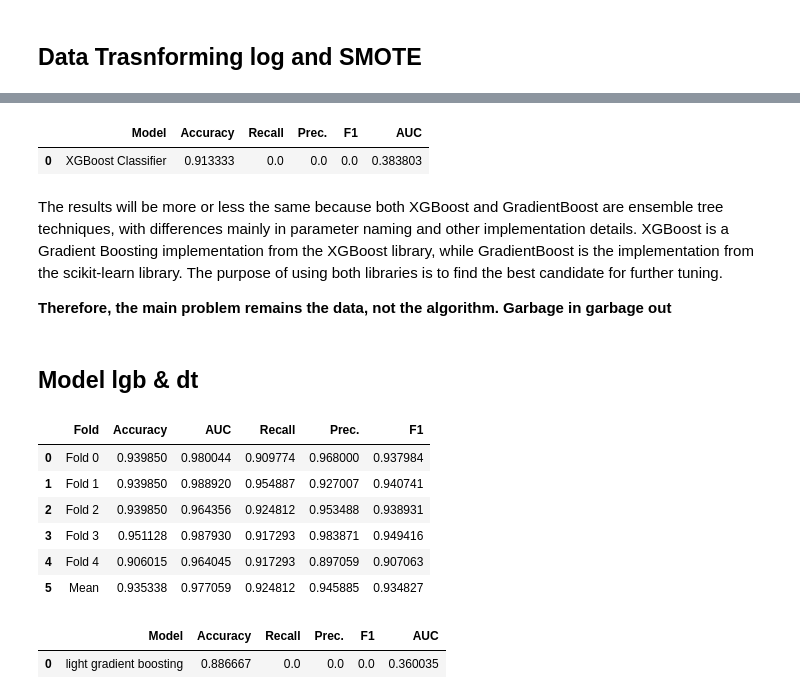
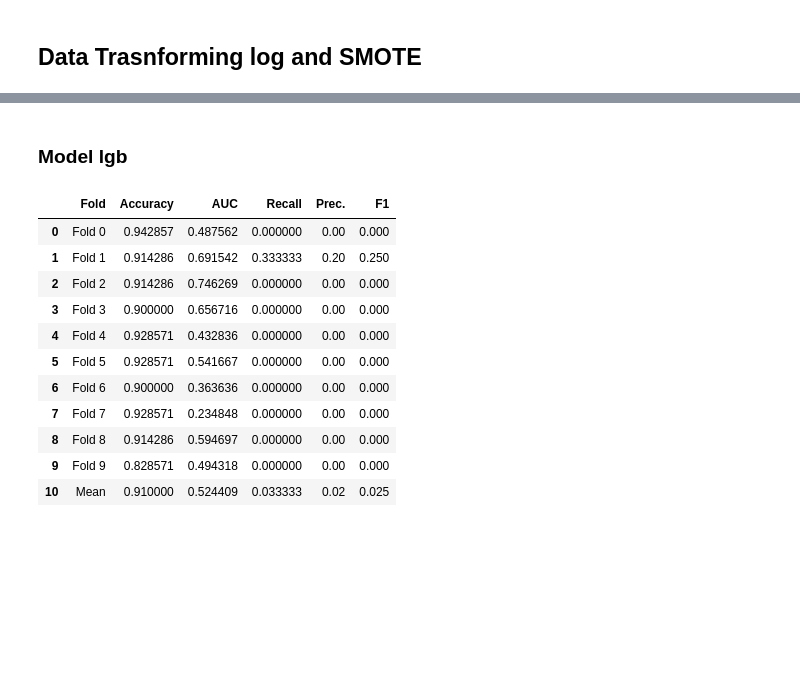
Before and after one commit to Team-9-DeployCamp/fraud-detection, a Jupyter notebook: modelling.ipynb, the cells around one changed output, grey strips where cells are left out. Drawn from its saved outputs; the diff is of its cells as text; code cells hidden in the pictures; blank space fills up the shorter version.

```diff
--- a/modelling.ipynb
+++ b/modelling.ipynb
@@ -471,55 +621,18 @@ single_model_cv_report(xgb_model, X_train_SMOTE, y_train_SMOTE)
-# %%
-# validate the result on data that the model has never seen before
-# predict on set validation (X_valid)
-fit_model_xgb = xgb_model.fit(X_train_SMOTE, y_train_SMOTE)
-
-y_pred_xgb = fit_model_xgb.predict(X_valid)
-y_proba_xgb = fit_model_xgb.predict_proba(X_valid)[:, 1]
-
-xgb_metrics_eval = get_final_metrics_df(
-    'XGBoost Classifier',
-    y_valid,
-    y_pred_xgb,
-    y_proba_xgb
-)
-
-xgb_metrics_eval
-# %% [output]
-|  | Model | Accuracy | Recall | Prec. | F1 | AUC |
-| 0 | XGBoost Classifier | 0.913333 | 0.0 | 0.0 | 0.0 | 0.383803 |
-# %% [markdown]
-The results will be more or less the same because both XGBoost and GradientBoost are ensemble tree techniques, with differences mainly in parameter naming and other implementation details. XGBoost is a Gradient Boosting implementation from the XGBoost library, while GradientBoost is the implementation from the scikit-learn library. The purpose of using both libraries is to find the best candidate for further tuning.
-
-**Therefore, the main problem remains the data, not the algorithm. Garbage in garbage out**
 # %% [markdown]
-## Model lgb & dt
+### Model lgb
 # %%
-# try to fitting in mutlitple fold
-single_model_cv_report(lgb_model, X_train_SMOTE, y_train_SMOTE)
+# try to fit in mutlitple fold (data SMOTE)
+single_model_cv_report_smote(lgb_model, X_train, y_train, n_splits=10)
 # %% [output]
 |  | Fold | Accuracy | AUC | Recall | Prec. | F1 |
-| 0 | Fold 0 | 0.939850 | 0.980044 | 0.909774 | 0.968000 | 0.937984 |
-| 1 | Fold 1 | 0.939850 | 0.988920 | 0.954887 | 0.927007 | 0.940741 |
-| 2 | Fold 2 | 0.939850 | 0.964356 | 0.924812 | 0.953488 | 0.938931 |
-| 3 | Fold 3 | 0.951128 | 0.987930 | 0.917293 | 0.983871 | 0.949416 |
-| 4 | Fold 4 | 0.906015 | 0.964045 | 0.917293 | 0.897059 | 0.907063 |
-| 5 | Mean | 0.935338 | 0.977059 | 0.924812 | 0.945885 | 0.934827 |
+| 0 | Fold 0 | 0.942857 | 0.487562 | 0.000000 | 0.00 | 0.000 |
+| 1 | Fold 1 | 0.914286 | 0.691542 | 0.333333 | 0.20 | 0.250 |
+| 2 | Fold 2 | 0.914286 | 0.746269 | 0.000000 | 0.00 | 0.000 |
+| 3 | Fold 3 | 0.900000 | 0.656716 | 0.000000 | 0.00 | 0.000 |
+| 4 | Fold 4 | 0.928571 | 0.432836 | 0.000000 | 0.00 | 0.000 |
+| 5 | Fold 5 | 0.928571 | 0.541667 | 0.000000 | 0.00 | 0.000 |
+| 6 | Fold 6 | 0.900000 | 0.363636 | 0.000000 | 0.00 | 0.000 |
+| 7 | Fold 7 | 0.928571 | 0.234848 | 0.000000 | 0.00 | 0.000 |
+| 8 | Fold 8 | 0.914286 | 0.594697 | 0.000000 | 0.00 | 0.000 |
+| 9 | Fold 9 | 0.828571 | 0.494318 | 0.000000 | 0.00 | 0.000 |
+| 10 | Mean | 0.910000 | 0.524409 | 0.033333 | 0.02 | 0.025 |
-# %%
-# validate the result on data that the model has never seen before
-# predict on set validation (X_valid)
-fit_model_lgb = lgb_model.fit(X_train_SMOTE, y_train_SMOTE)
-
-y_pred_lgb = fit_model_lgb.predict(X_valid)
-y_proba_lgb = fit_model_lgb.predict_proba(X_valid)[:, 1]
-
-lgb_metrics_eval = get_final_metrics_df(
-    'light gradient boosting',
-    y_valid,
-    y_pred_lgb,
-    y_proba_lgb
-)
-
-lgb_metrics_eval
-# %% [output]
-|  | Model | Accuracy | Recall | Prec. | F1 | AUC |
-| 0 | light gradient boosting | 0.886667 | 0.0 | 0.0 | 0.0 | 0.360035 |
```
Also changed, not shown: parts of 92 cells of this notebook, 4 other files.
